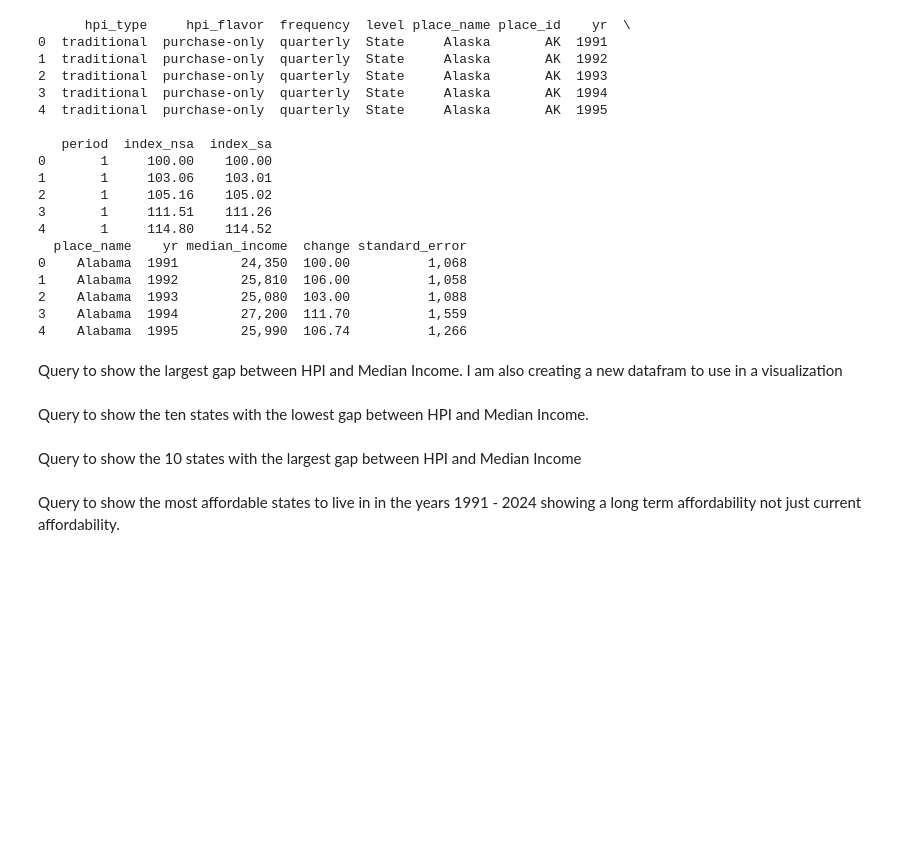
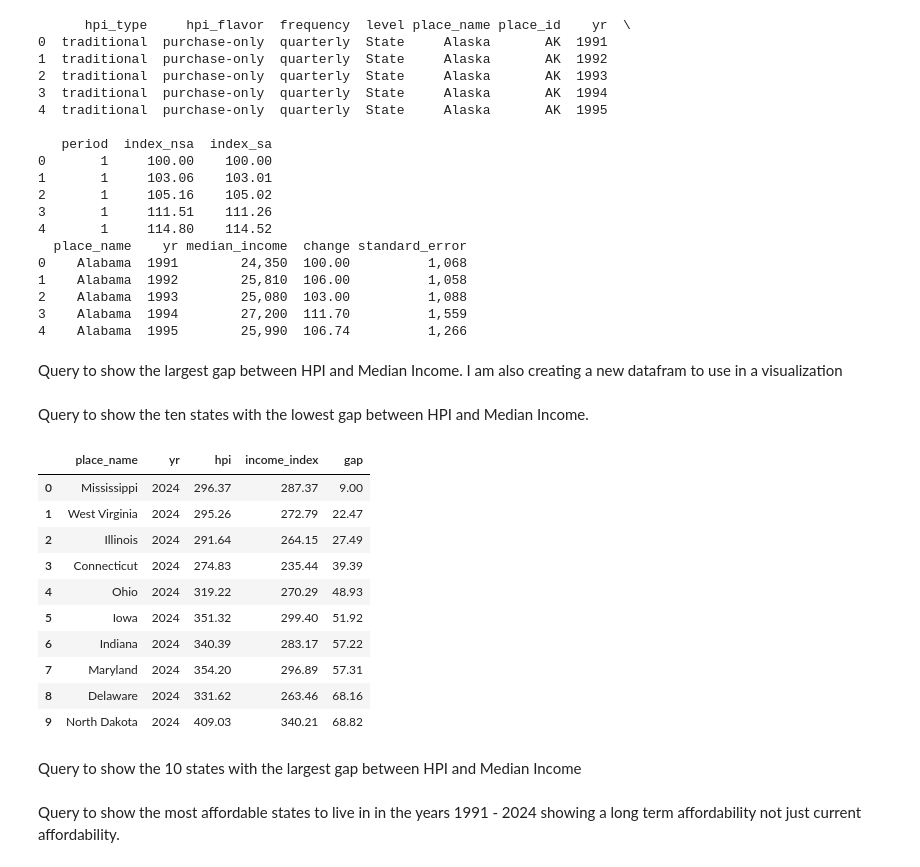
Before and after one commit to rhyman7/Home_Price_v_Median_Income_1991-2024, a Jupyter notebook: sql_and_visuals.ipynb, the cells around one changed output. Cells and saved outputs as stored; diff of their text form; code cells hidden in the pictures; blank space fills up the shorter version.

```diff
--- a/sql_and_visuals.ipynb
+++ b/sql_and_visuals.ipynb
@@ -85,19 +85,33 @@ Query to show the ten states with the lowest gap between HPI and Median Income.
 # %%
 lowest_gap_df = query("""
 SELECT
     h.place_name,
     h.yr,
     h.index_nsa AS hpi,
     m.change AS income_index,
     (h.index_nsa - m.change) AS gap
 FROM hpi h
 JOIN medinc m
     ON h.place_name = m.place_name
     AND h.yr = m.yr
 WHERE h.yr = 2024
 ORDER BY gap ASC
 Limit 10
 """)
+
+lowest_gap_df
+# %% [output]
+|  | place_name | yr | hpi | income_index | gap |
+| 0 | Mississippi | 2024 | 296.37 | 287.37 | 9.00 |
+| 1 | West Virginia | 2024 | 295.26 | 272.79 | 22.47 |
+| 2 | Illinois | 2024 | 291.64 | 264.15 | 27.49 |
+| 3 | Connecticut | 2024 | 274.83 | 235.44 | 39.39 |
+| 4 | Ohio | 2024 | 319.22 | 270.29 | 48.93 |
+| 5 | Iowa | 2024 | 351.32 | 299.40 | 51.92 |
+| 6 | Indiana | 2024 | 340.39 | 283.17 | 57.22 |
+| 7 | Maryland | 2024 | 354.20 | 296.89 | 57.31 |
+| 8 | Delaware | 2024 | 331.62 | 263.46 | 68.16 |
+| 9 | North Dakota | 2024 | 409.03 | 340.21 | 68.82 |
 # %% [markdown]
 Query to show the 10 states with the largest gap between HPI and Median Income
 # %%
```
Also changed, not shown: parts of 2 cells of this notebook, 1 other file.
